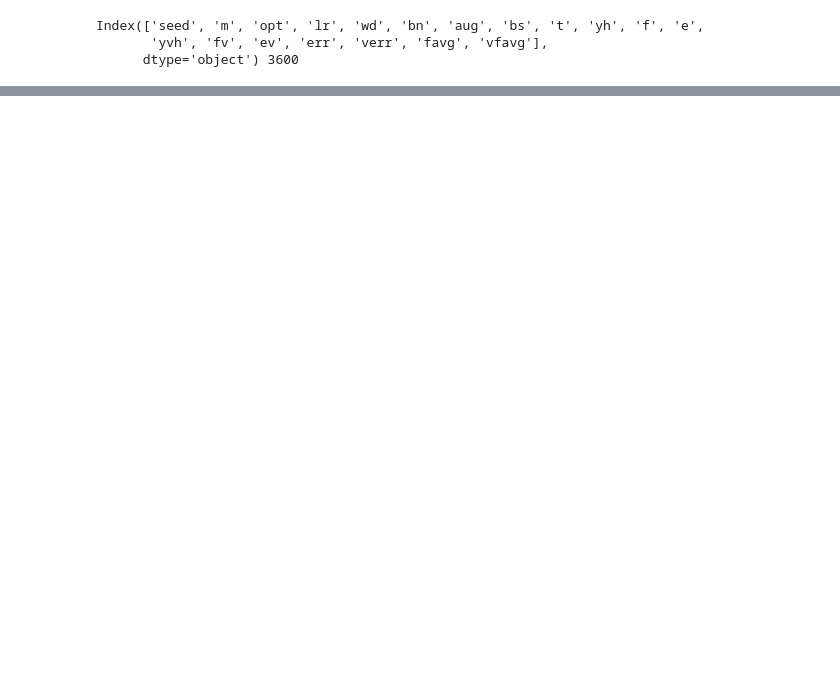
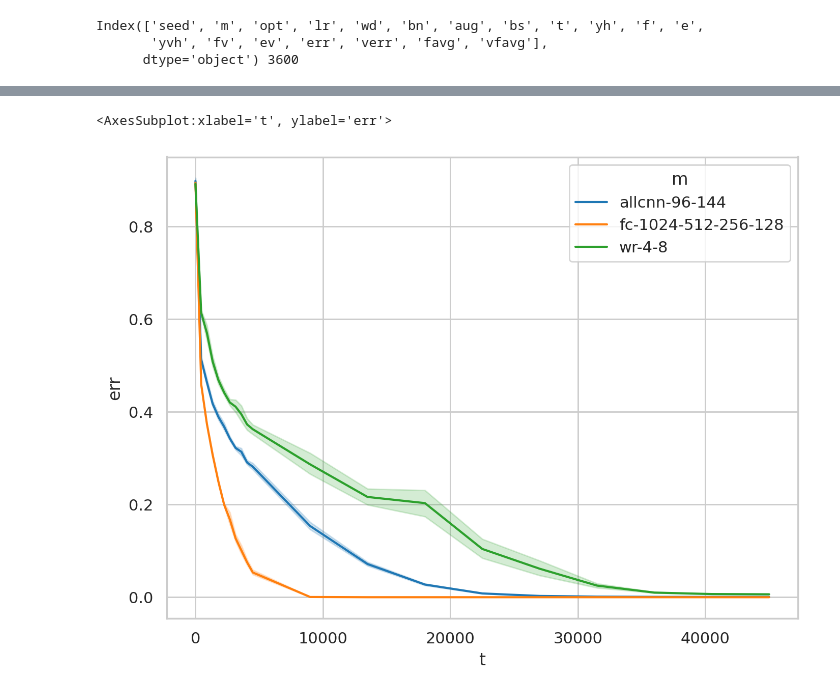
Before and after one commit to grasp-lyrl/low-dimensional-deepnets, a Jupyter notebook: avg_models.ipynb, the cells around one changed output, grey strips where cells are left out. Cells and saved outputs as stored; diff of their text form; code cells hidden in the pictures; blank space fills up the shorter version.

```diff
--- a/avg_models.ipynb
+++ b/avg_models.ipynb
@@ -95,0 +151,6 @@ Index(['seed', 'm', 'opt', 'lr', 'wd', 'bn', 'aug', 'bs', 't', 'yh', 'f', 'e',
+# %%
+sns.lineplot(data=d_.iloc[get_idx(d_, f" bn == True & opt == 'sgd'")],
+             x='t', y='err', hue='m')
+# %% [output]
+<AxesSubplot:xlabel='t', ylabel='err'>
+[figure, added]
```
Also changed, not shown: parts of 32 cells of this notebook, 8 other files.
